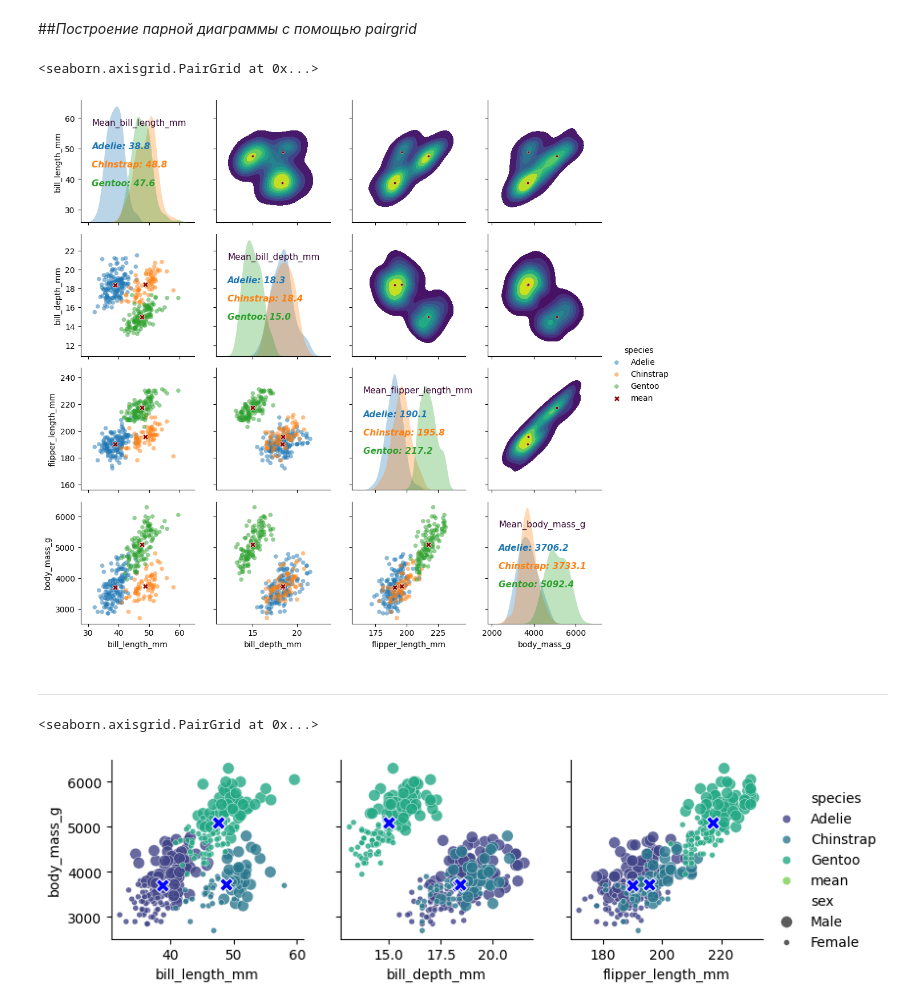
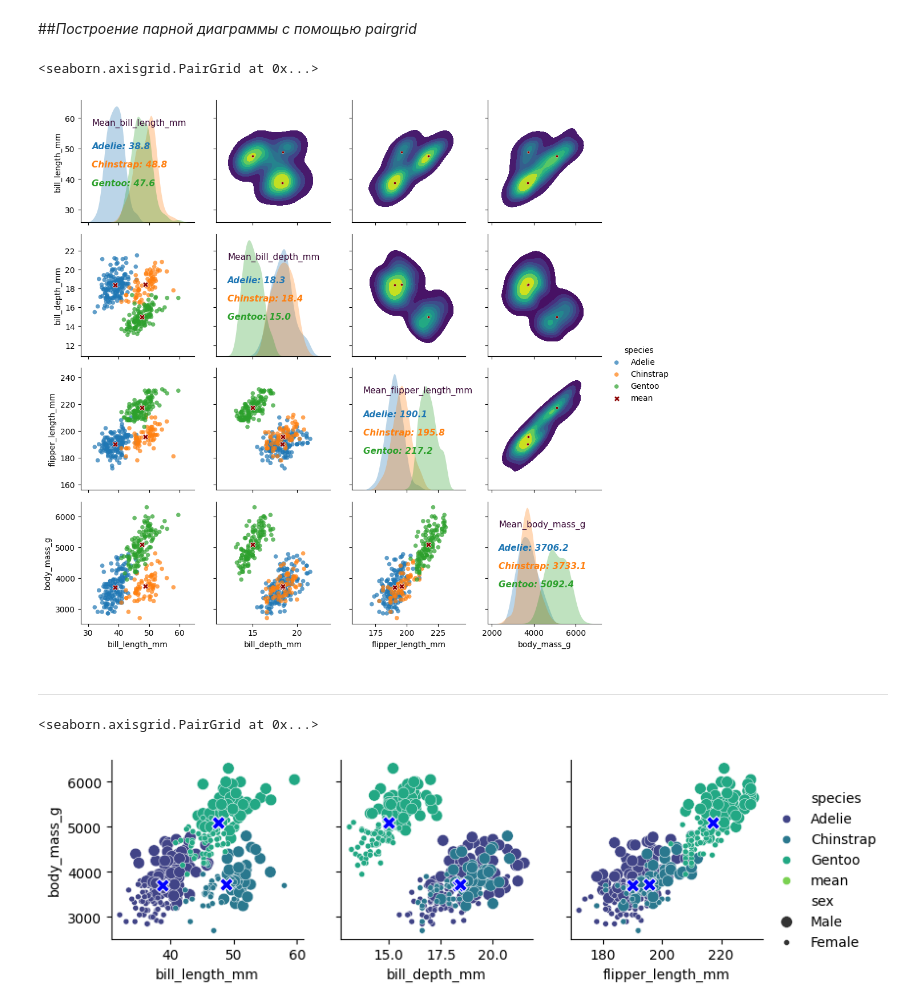
Before and after one commit to vitalns/pairplot, a Jupyter notebook: pairplot.ipynb, the cells around one changed output. Drawn from its saved outputs; the diff is of its cells as text; code cells hidden in the pictures.

```diff
--- a/pairplot.ipynb
+++ b/pairplot.ipynb
@@ -104,10 +107,10 @@ g = sns.PairGrid(penguins_avg,  # Полный датасет с добавле
                  hue='species',
                  diag_sharey=False,  # Необходимое условие, чтобы диаграммы kde по диагонали масштабировались под ось Y.
                 #  palette='tab10',  # по уиолчанию
-                 hue_kws = dict(marker=['o', 'o', 'o', 'X'],
+                 hue_kws = dict(marker=['o', 'o', 'o', 'X'],  # Сделаем маркер среднего большего размера и формы 'X'.
                                 s=[30, 30, 30, 50],
                                 color= sns.color_palette('tab10')[:3] + ['darkred'],
-                                alpha=[.5, .5, .5, 1],
+                                alpha=[.7, .7, .7, 1],
                                 edgecolors=['none', 'none', 'none', 'white'],
                                 linewidth = [.5]*4
                                 ),
@@ -115,14 +118,12 @@ g = sns.PairGrid(penguins_avg,  # Полный датасет с добавле
                  )
 
 # На нижних графиках построим диаграммы рассеяния.
-# Сделаем маркер среднего большего размера и формы 'X'.
-# Похоже чтобы изменить тип и размер маркера проще наложить диаграмму "поверх", используя g.data как выше.
 
+g.map_lower(func=plt.scatter,
+            # marker='v', s=50, color='g'  #  hue_kws в приоритете.
+            )
 # plt.scatter принимает  (marker='v', s=50, color='g'), но списки не принимает,
 # а sns.scatterplot - (markers=[], size=[], palette=[]).
-g.map_lower(func=plt.scatter,  # Работает, но некрасивый график.
-            # marker='v', s=50, color='g'  #  hue_kws в приоритете.
-            )
 # sns.scatterplot не цепляют настройки из hue_kws, но можно указать size, markers, palette в g.map().
 # g.map_lower(sns.scatterplot,
 #             # size=penguins_avg.apply(lambda x: 100 if x.species=='mean' else 50, axis=1), # работает, портит легенду
@@ -130,7 +131,6 @@ g.map_lower(func=plt.scatter,  # Работает, но некрасивый г
 #             # markers=penguins_avg.apply(lambda x: 'X' if x.species=='mean' else 'o', axis=1), # ошибки нет, но ничего не меняется
 #             # palette=dict.fromkeys(g._hue_order, sns.color_palette('tab10')[:3] + ['darkred']) # ошибки нет, но ничего не меняется
 #             )
-# Похоже чтобы изменить тип и размер маркера проще наложить диаграмму "поверх", используя g.data как выше.
 
 g.add_legend()
 
@@ -176,32 +176,36 @@ g.map_upper(sns.scatterplot,
             s=10, marker='o', c='darkred')
 # %% [output]
 <seaborn.axisgrid.PairGrid at 0x...>
-[figure, old version]
+[figure, new version]
 # %% [markdown]
 ---
 # %%
 # Ещё пример построения парной диаграммы с pairgrid.
-
 x_vars = ['bill_length_mm', 'bill_depth_mm', 'flipper_length_mm']
 y_vars = ['body_mass_g']
 g = sns.PairGrid(penguins_avg,
                  hue='species',
                  x_vars=x_vars,
                  y_vars=y_vars,
-                 palette='viridis'
+                 palette='viridis',
+                 hue_kws=dict(alpha=.7,
+                              marker=['o', 'o', 'o', 'X'],
+                              # size=penguins_avg.apply(lambda x: 100 if x.species=='mean' else 50, axis=1)
+                              )
                  )
-g.map_offdiag(sns.scatterplot,
+g.map_offdiag(sns.scatterplot,  # sns.scatterplot не цепляют настройки из hue_kws, с plt.scatter проблемы нет.
+              markers=penguins_avg.apply(lambda x: 'X' if x.species=='mean' else 'o', axis=1), # ошибки нет, но ничего не меняется
               size=penguins.sex,
-              alpha=0.8
+              # alpha=.7
               )
 
 # Добавим средние значения
 g.data = avg
 g.map_offdiag(func=sns.scatterplot, s=100, marker='X', hue=None, c='b')
 
 g.add_legend(title='',
              adjust_subtitles=True  # Выравнивает текст на легенде
              )
 # %% [output]
 <seaborn.axisgrid.PairGrid at 0x...>
-[figure, old version]
+[figure, new version]
```
Also changed, not shown: parts of 2 cells of this notebook.
